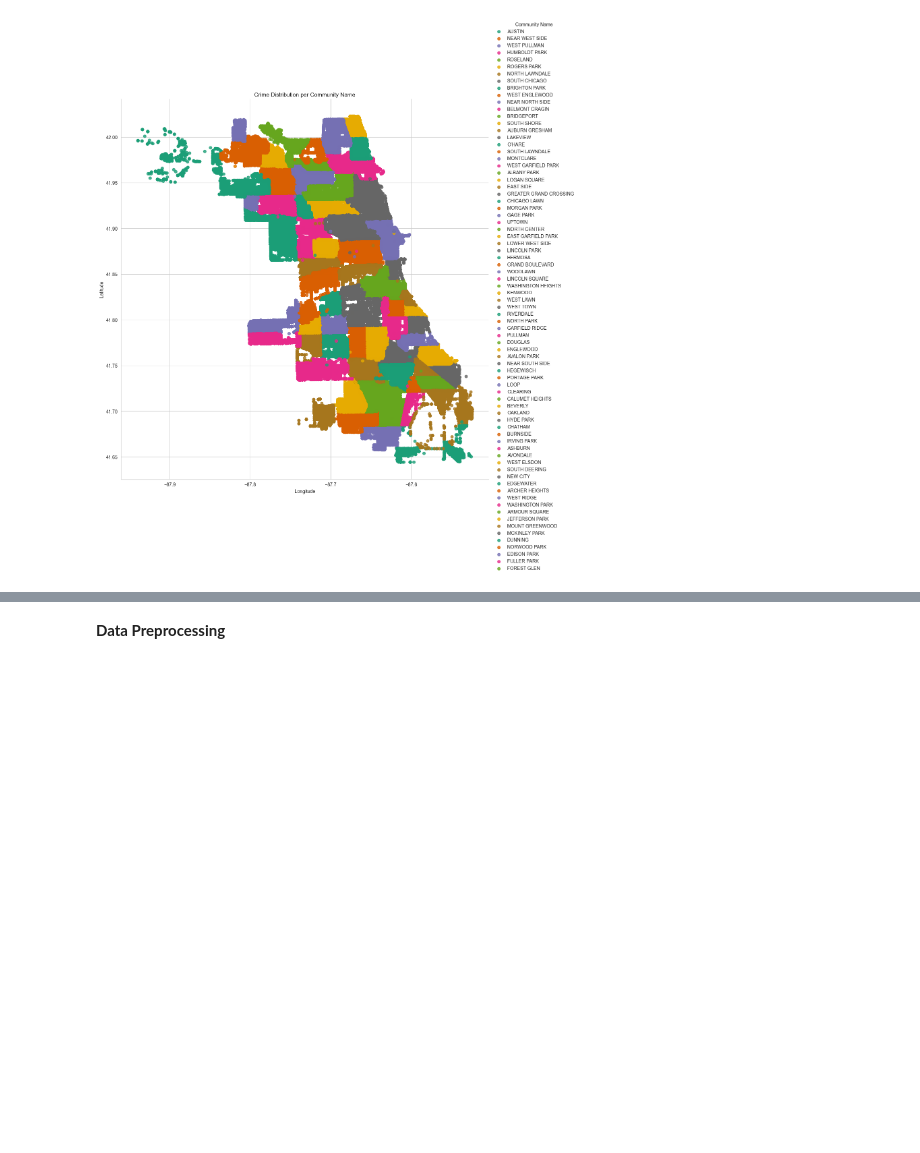
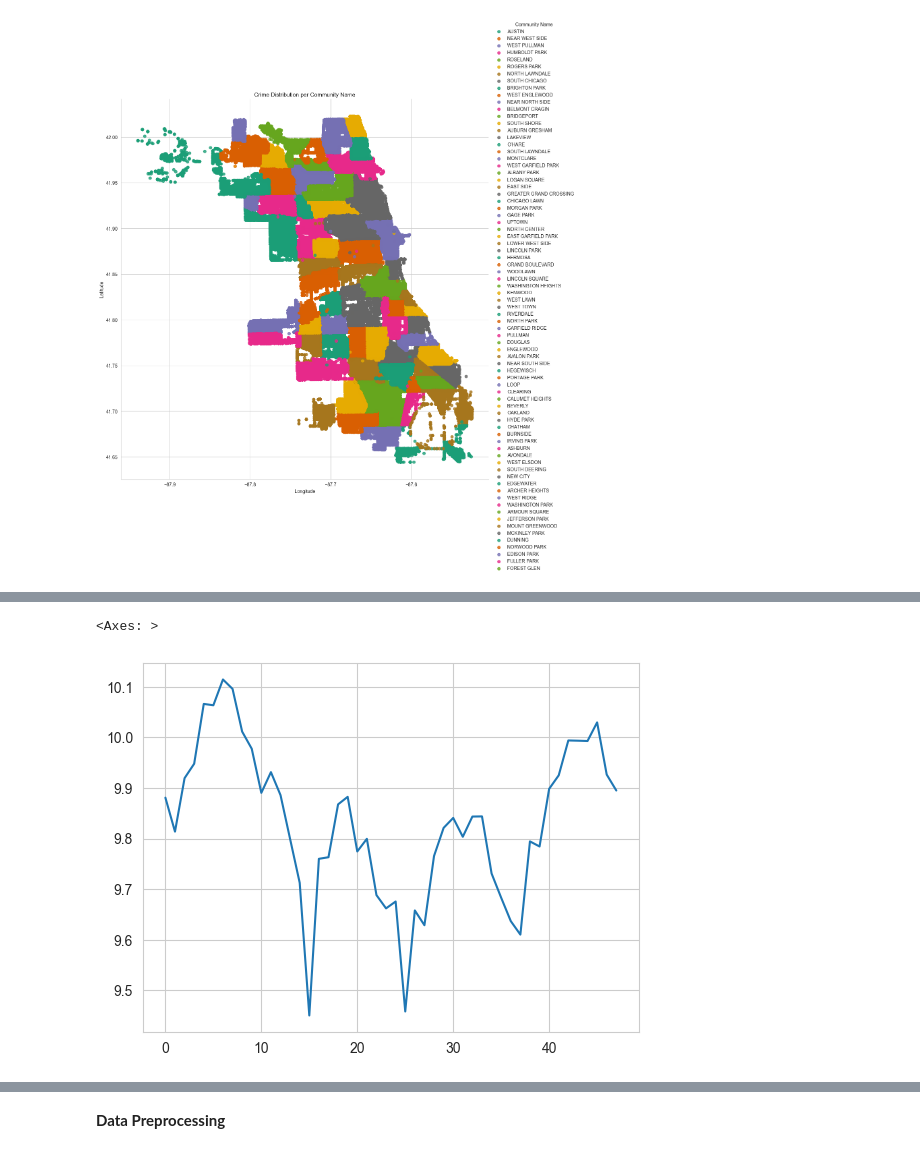
Before and after one commit to kfukutom/urban-informatics, a Jupyter notebook: src/algorithmic_policing.ipynb, the cells around one changed output, grey strips where cells are left out. Cells and saved outputs as stored; diff of their text form; code cells hidden in the pictures; blank space fills up the shorter version.

```diff
--- a/src/algorithmic_policing.ipynb
+++ b/src/algorithmic_policing.ipynb
@@ -350,0 +391,11 @@ Text(0.5, 1.0, 'Crime Distribution per Community Name')
+# %%
+from statsmodels.graphics.tsaplots import plot_acf, plot_pacf
+# ARIMA time-series forecasting
+#df_time.info()
+dataframe = df_time.groupby('MonthYear').size().reset_index(name='Crime Count')
+#dataframe.plot()
+dataframe_log = np.log(dataframe['Crime Count'])
+dataframe_log.plot()
+# %% [output]
+<Axes: >
+[figure, added]
```
Also changed, not shown: parts of 32 cells of this notebook.
